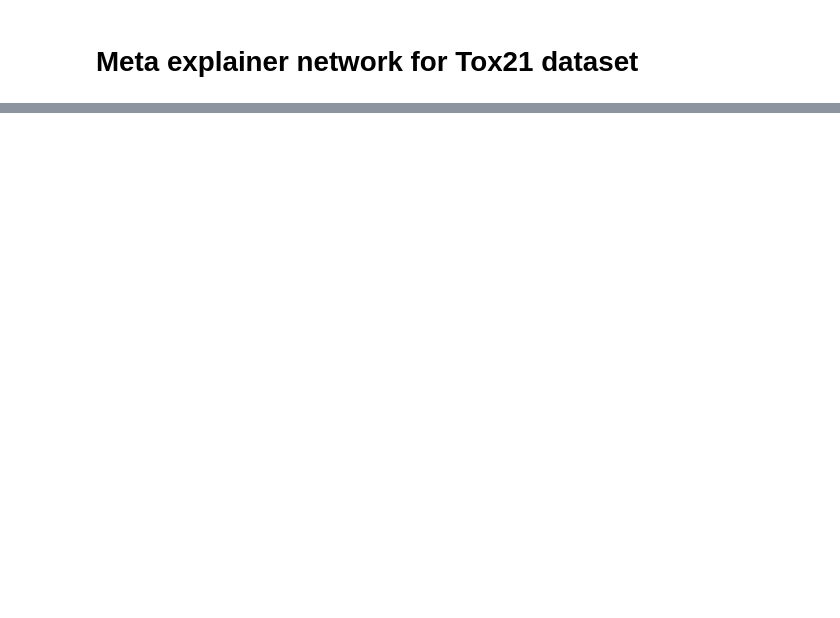
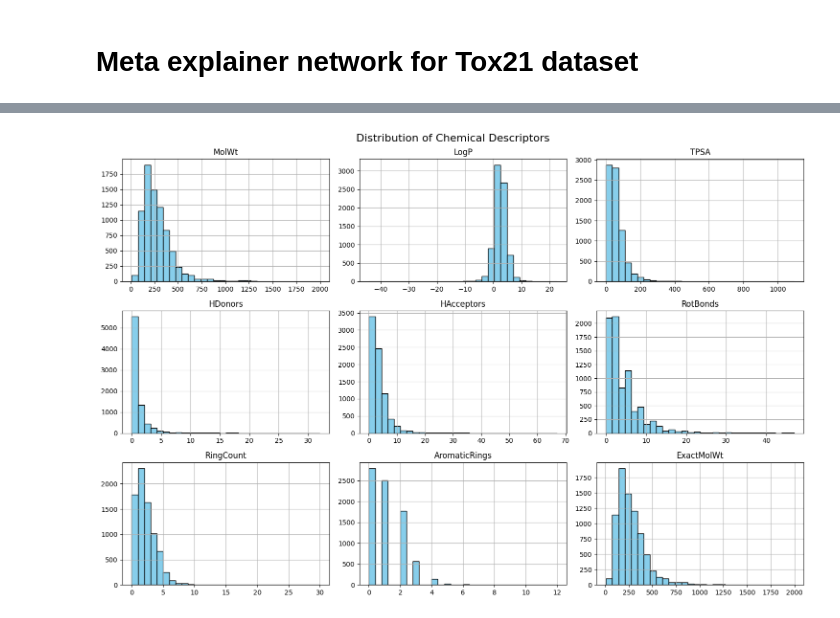
Before and after one commit to Amir-Tav/Token-to-Atom-Cross-Attention-for-Molecular-Toxicity, a Jupyter notebook: tox21.ipynb, the cells around one changed output, grey strips where cells are left out. Saved outputs shown, nothing was run; the diff lists cells and outputs as text; code cells hidden in the pictures; blank space fills up the shorter version.

```diff
--- a/tox21.ipynb
+++ b/tox21.ipynb
@@ -163,0 +122,8 @@ AttributeError: _ARRAY_API not found
+# %%
+## Descriptor Distribution (Hist)
+df_enriched[desc_cols].hist(bins=30, figsize=(15, 10), color="skyblue", edgecolor="black")
+plt.suptitle("Distribution of Chemical Descriptors", fontsize=16)
+plt.tight_layout()
+plt.show()
+# %% [output]
+[figure, added]
```
Also changed, not shown: parts of 28 cells of this notebook, 20 other files.
